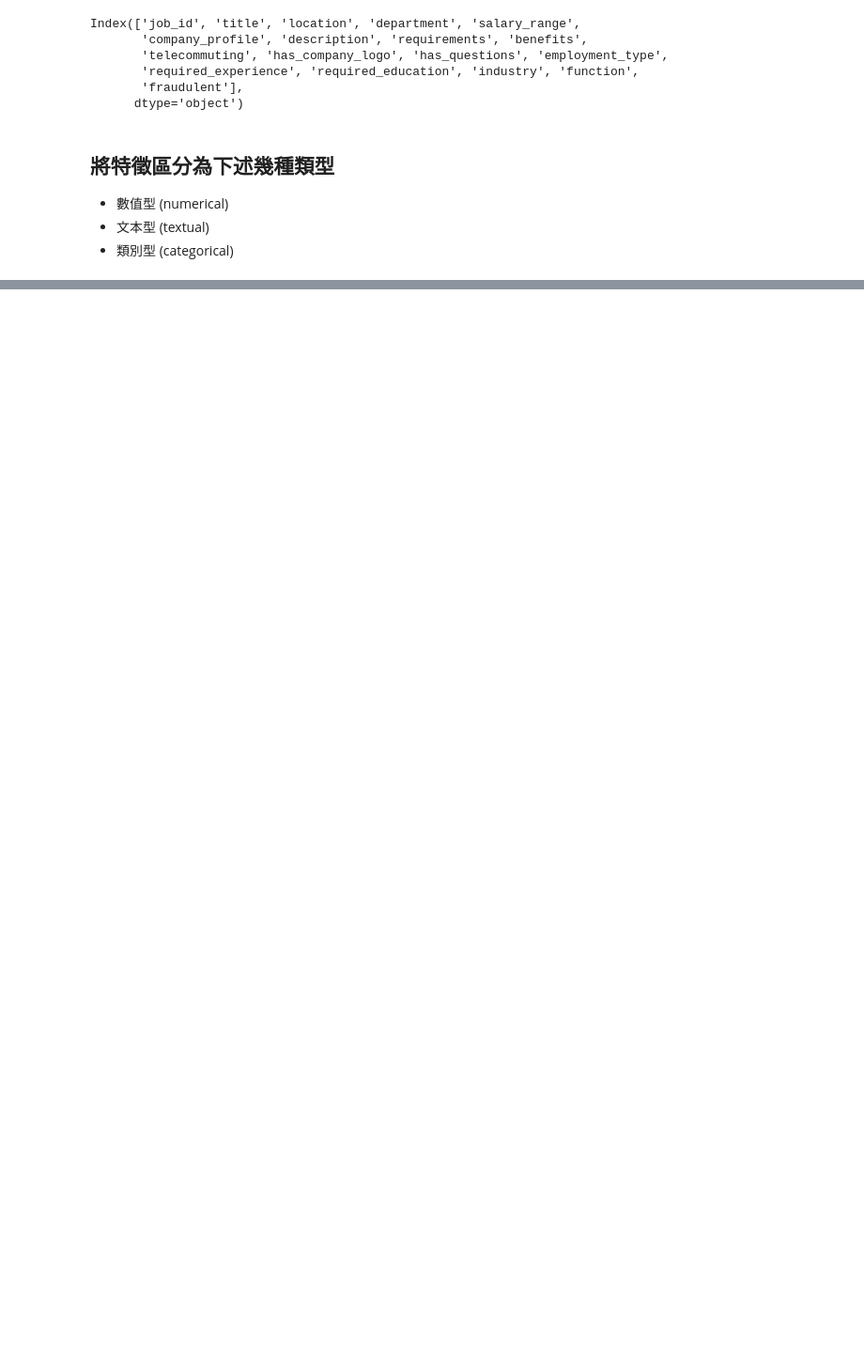
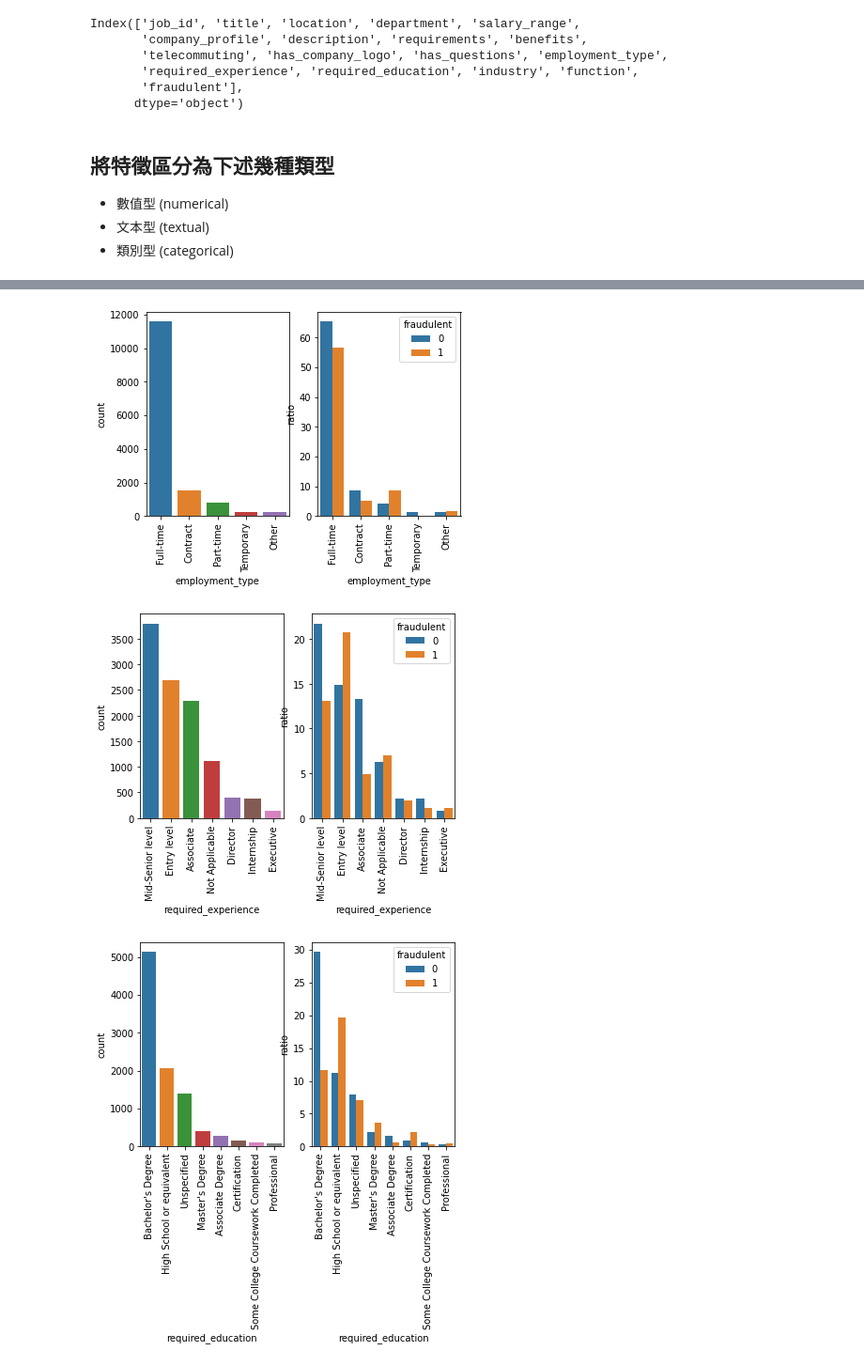
Before and after one commit to chi15036/job-description-prediction, a Jupyter notebook: job-description-prediction.ipynb, the cells around one changed output, grey strips where cells are left out. Shown: that part at 94% size. Saved outputs shown, nothing was run; the diff lists cells and outputs as text; code cells hidden in the pictures; blank space fills up the shorter version.

```diff
--- a/job-description-prediction.ipynb
+++ b/job-description-prediction.ipynb
@@ -32,6 +32,8 @@ Index(['job_id', 'title', 'location', 'department', 'salary_range',
 * 文本型 (textual)
 * 類別型 (categorical)
 # %%
+Y = job_posting['fraudulent']
 numerical = job_posting.select_dtypes(include=['number'])
-categorical = job_posting.select_dtypes(include=['object'])
+textual = job_posting[['title', 'company_profile', 'description', 'requirements', 'benefits']]
+categorical = job_posting.select_dtypes(include=['object']).drop(textual, axis=1)
 # %%
@@ -57,0 +96,9 @@ dtype: int64
+# %%
+# Categorical features
+critical = categorical.nunique() < 100
+cate_less100 = critical.index[critical]
+feat_exploration(cate_less100, topN=8)
+# %% [output]
+[figure, added]
+[figure, added]
+[figure, added]
```
Also changed, not shown: parts of 7 cells of this notebook.
